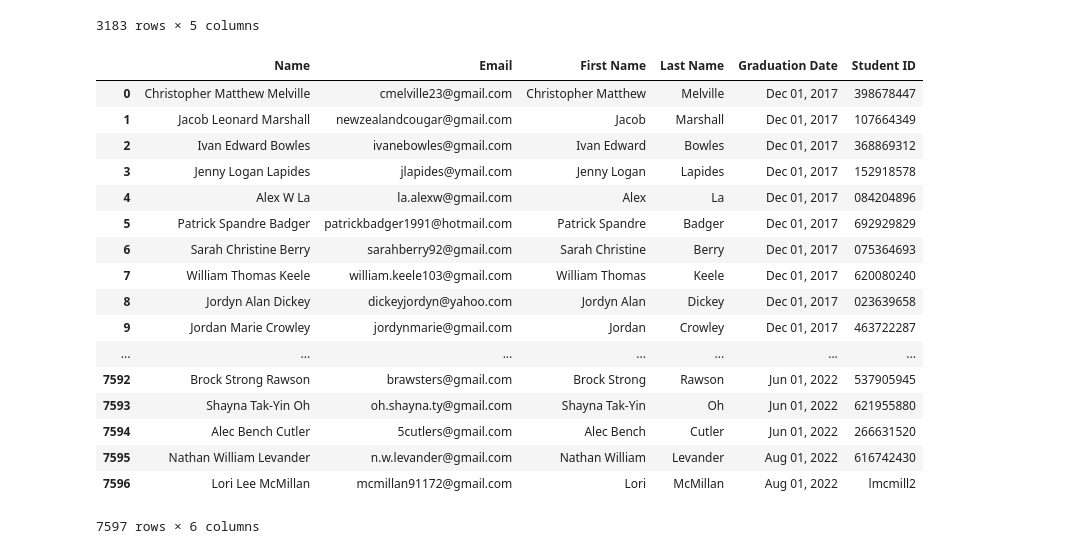
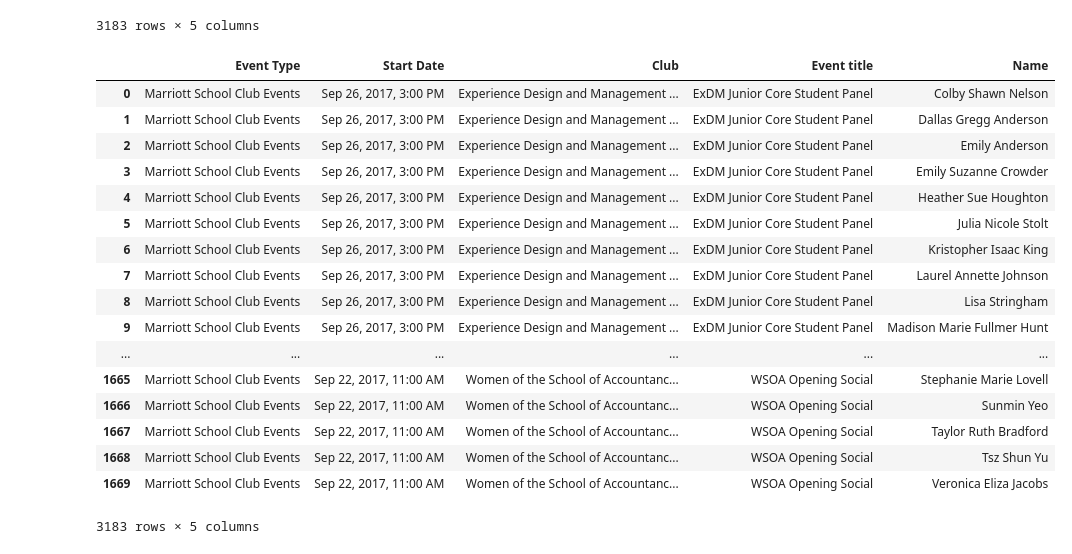
Before and after one commit to AdrielC/CSM-Automated-Reports, a Jupyter notebook: Bridge REST main.ipynb, the cells around one changed output. Cells and saved outputs as stored; diff of their text form; code cells hidden in the pictures.

```diff
--- a/Bridge REST main.ipynb
+++ b/Bridge REST main.ipynb
@@ -154,21 +172,0 @@ df = pd.read_csv(TESTDATA, header = 0)
-# %%
-df
-# %% [output]
-|  | Name | Email | First Name | Last Name | Graduation Date | Student ID |
-| 0 | Christopher Matthew Melville | cmelville23@gmail.com | Christopher Matthew | Melville | Dec 01, 2017 | 398678447 |
-| 1 | Jacob Leonard Marshall | newzealandcougar@gmail.com | Jacob | Marshall | Dec 01, 2017 | 107664349 |
-| 2 | Ivan Edward Bowles | ivanebowles@gmail.com | Ivan Edward | Bowles | Dec 01, 2017 | 368869312 |
-| 3 | Jenny Logan Lapides | jlapides@ymail.com | Jenny Logan | Lapides | Dec 01, 2017 | 152918578 |
-| 4 | Alex W La | la.alexw@gmail.com | Alex | La | Dec 01, 2017 | 084204896 |
-| 5 | Patrick Spandre Badger | patrickbadger1991@hotmail.com | Patrick Spandre | Badger | Dec 01, 2017 | 692929829 |
-| 6 | Sarah Christine Berry | sarahberry92@gmail.com | Sarah Christine | Berry | Dec 01, 2017 | 075364693 |
-| 7 | William Thomas Keele | william.keele103@gmail.com | William Thomas | Keele | Dec 01, 2017 | 620080240 |
-| 8 | Jordyn Alan Dickey | dickeyjordyn@yahoo.com | Jordyn Alan | Dickey | Dec 01, 2017 | 023639658 |
-| 9 | Jordan Marie Crowley | jordynmarie@gmail.com | Jordan | Crowley | Dec 01, 2017 | 463722287 |
-| ... | ... | ... | ... | ... | ... | ... |
-| 7592 | Brock Strong Rawson | brawsters@gmail.com | Brock Strong | Rawson | Jun 01, 2022 | 537905945 |
-| 7593 | Shayna Tak-Yin Oh | oh.shayna.ty@gmail.com | Shayna Tak-Yin | Oh | Jun 01, 2022 | 621955880 |
-| 7594 | Alec Bench Cutler | 5cutlers@gmail.com | Alec Bench | Cutler | Jun 01, 2022 | 266631520 |
-| 7595 | Nathan William Levander | n.w.levander@gmail.com | Nathan William | Levander | Aug 01, 2022 | 616742430 |
-| 7596 | Lori Lee McMillan | mcmillan91172@gmail.com | Lori | McMillan | Aug 01, 2022 | lmcmill2 |
-7597 rows × 6 columns
@@ -176,0 +173,23 @@ request.json()
+# %%
+attendeeReport3.columns = ['Event Type', 'Start Date', 'Club', 'Event title', 'Name']
+# %%
+attendeeReport3
+# %% [output]
+|  | Event Type | Start Date | Club | Event title | Name |
+| 0 | Marriott School Club Events | Sep 26, 2017, 3:00 PM | Experience Design and Management ... | ExDM Junior Core Student Panel | Colby Shawn Nelson |
+| 1 | Marriott School Club Events | Sep 26, 2017, 3:00 PM | Experience Design and Management ... | ExDM Junior Core Student Panel | Dallas Gregg Anderson |
+| 2 | Marriott School Club Events | Sep 26, 2017, 3:00 PM | Experience Design and Management ... | ExDM Junior Core Student Panel | Emily Anderson |
+| 3 | Marriott School Club Events | Sep 26, 2017, 3:00 PM | Experience Design and Management ... | ExDM Junior Core Student Panel | Emily Suzanne Crowder |
+| 4 | Marriott School Club Events | Sep 26, 2017, 3:00 PM | Experience Design and Management ... | ExDM Junior Core Student Panel | Heather Sue Houghton |
+| 5 | Marriott School Club Events | Sep 26, 2017, 3:00 PM | Experience Design and Management ... | ExDM Junior Core Student Panel | Julia Nicole Stolt |
+| 6 | Marriott School Club Events | Sep 26, 2017, 3:00 PM | Experience Design and Management ... | ExDM Junior Core Student Panel | Kristopher Isaac King |
+| 7 | Marriott School Club Events | Sep 26, 2017, 3:00 PM | Experience Design and Management ... | ExDM Junior Core Student Panel | Laurel Annette Johnson |
+| 8 | Marriott School Club Events | Sep 26, 2017, 3:00 PM | Experience Design and Management ... | ExDM Junior Core Student Panel | Lisa Stringham |
+| 9 | Marriott School Club Events | Sep 26, 2017, 3:00 PM | Experience Design and Management ... | ExDM Junior Core Student Panel | Madison Marie Fullmer Hunt |
+| ... | ... | ... | ... | ... | ... |
+| 1665 | Marriott School Club Events | Sep 22, 2017, 11:00 AM | Women of the School of Accountanc... | WSOA Opening Social | Stephanie Marie Lovell |
+| 1666 | Marriott School Club Events | Sep 22, 2017, 11:00 AM | Women of the School of Accountanc... | WSOA Opening Social | Sunmin Yeo |
+| 1667 | Marriott School Club Events | Sep 22, 2017, 11:00 AM | Women of the School of Accountanc... | WSOA Opening Social | Taylor Ruth Bradford |
+| 1668 | Marriott School Club Events | Sep 22, 2017, 11:00 AM | Women of the School of Accountanc... | WSOA Opening Social | Tsz Shun Yu |
+| 1669 | Marriott School Club Events | Sep 22, 2017, 11:00 AM | Women of the School of Accountanc... | WSOA Opening Social | Veronica Eliza Jacobs |
+3183 rows × 5 columns
```
Also changed, not shown: parts of 7 cells of this notebook, 4 other files.
